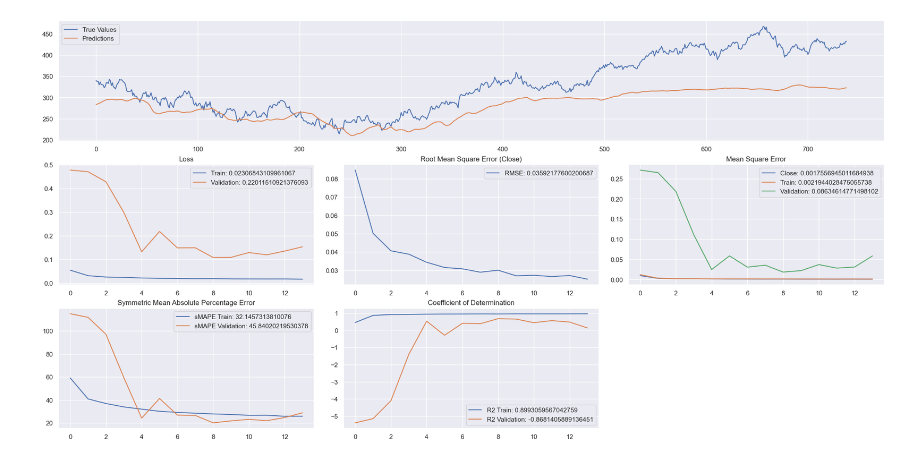
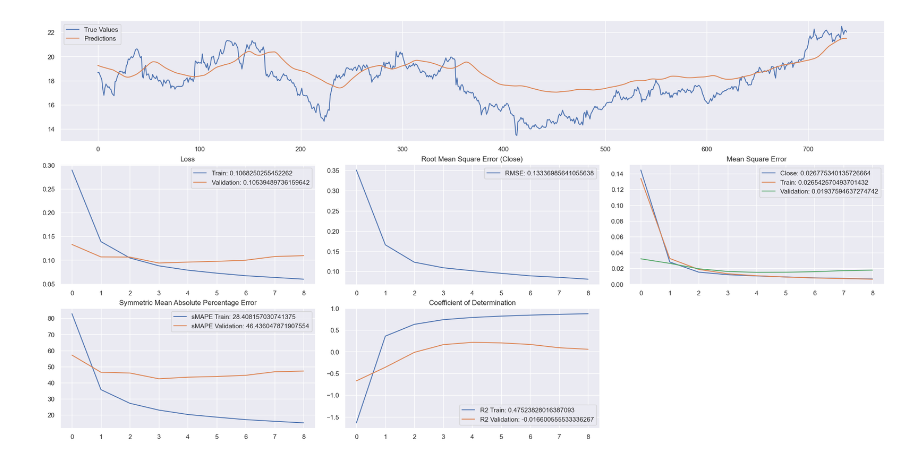
Before and after one commit to petter-a/ai-ht24-project, a Jupyter notebook: src/runner.ipynb, the cells around one changed output. Cells and saved outputs as stored; diff of their text form; code cells hidden in the pictures.

```diff
--- a/src/runner.ipynb
+++ b/src/runner.ipynb
@@ -5,7 +5,7 @@ from model import StockModel
 from plot import Plot
 
 # Set stock symbol
-stock = 'MSFT'
+stock = 'PFE'
 
 # Load and prepare data
 loader = Loader()
@@ -34,5 +36,5 @@ Epoch 14/100
 24/24 ━━━━━━━━━━━━━━━━━━━━ 0s 10ms/step
-[figure, old version]
+[figure, new version]
 # %%
 from lib_types import DateRange
 
```
Also changed, not shown: parts of 2 cells of this notebook, 2 other files.
